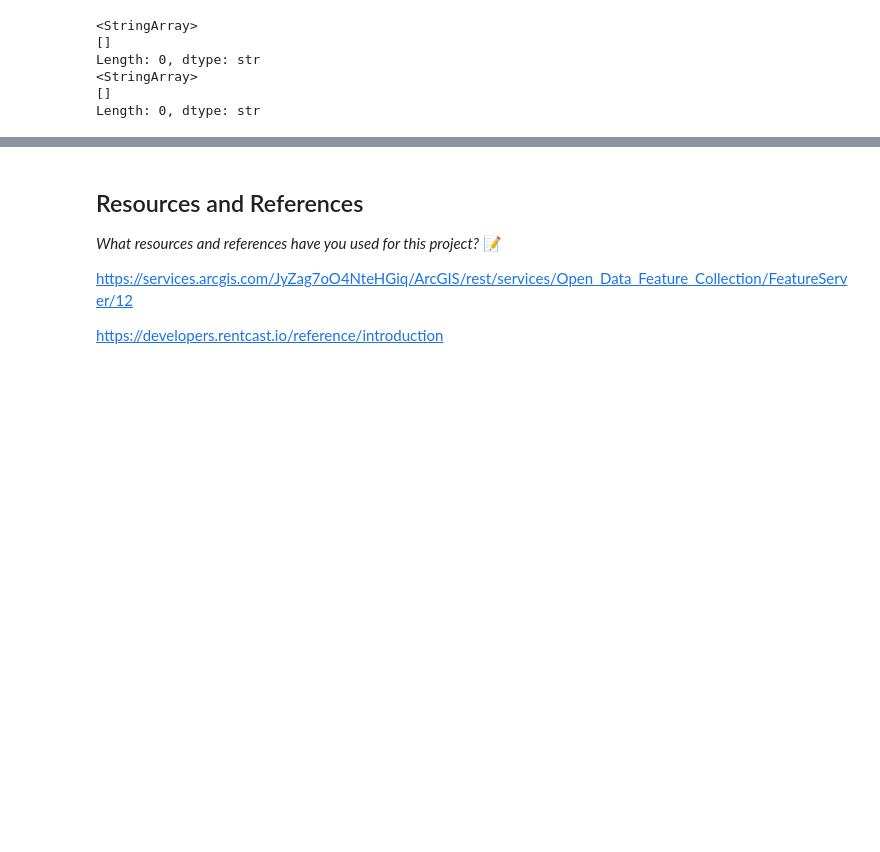
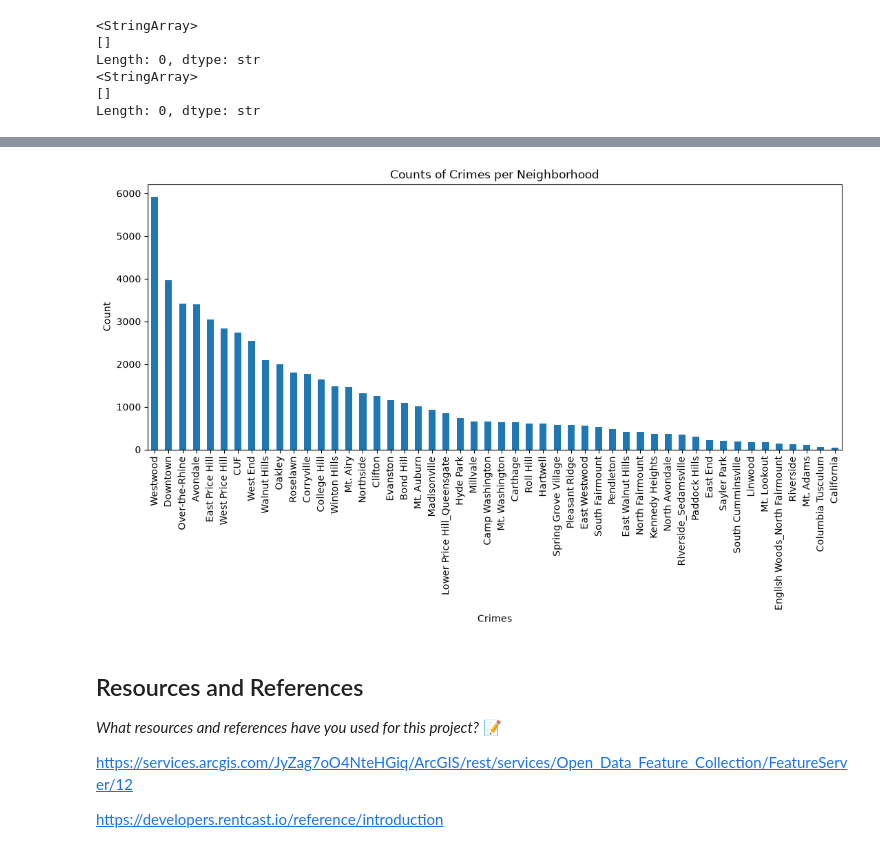
Before and after one commit to IT4063C-Fall2026/data-tech-analytics-final-project-sagebushstone, a Jupyter notebook: source.ipynb, the cells around one changed output, grey strips where cells are left out. Drawn from its saved outputs; the diff is of its cells as text; code cells hidden in the pictures; blank space fills up the shorter version.

```diff
--- a/source.ipynb
+++ b/source.ipynb
@@ -269,3 +291,15 @@ crimedf.sample(3)
+# %%
+plt.figure(figsize=(13, 5))
+
+crimedf['SNA_Neighborhood'].value_counts().plot(kind='bar')
+
+plt.title('Counts of Crimes per Neighborhood')
+plt.xlabel('Crimes')
+plt.ylabel('Count')
+
+plt.show()
+# %% [output]
+[figure, added]
 # %% [markdown]
 ## Resources and References
 *What resources and references have you used for this project?*
```
Also changed, not shown: parts of 3 cells of this notebook, 2 other files.
